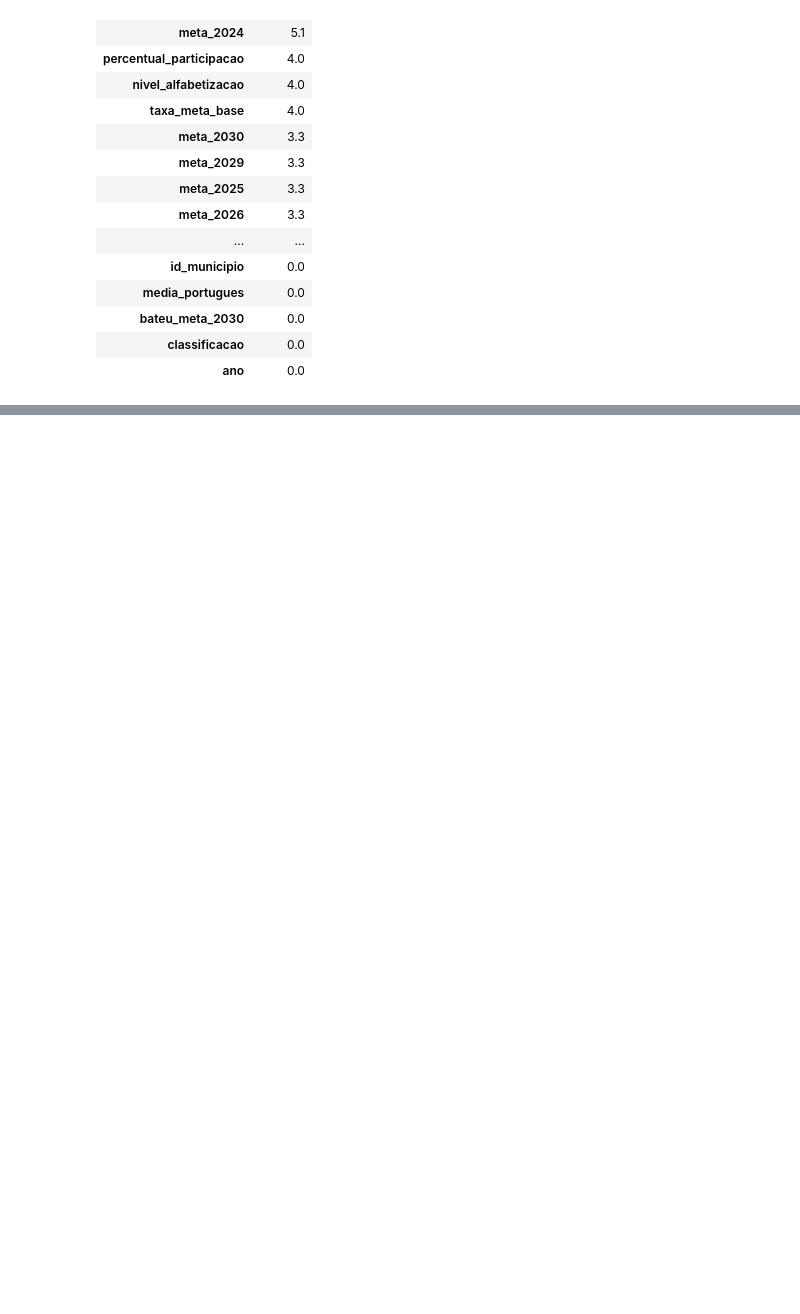
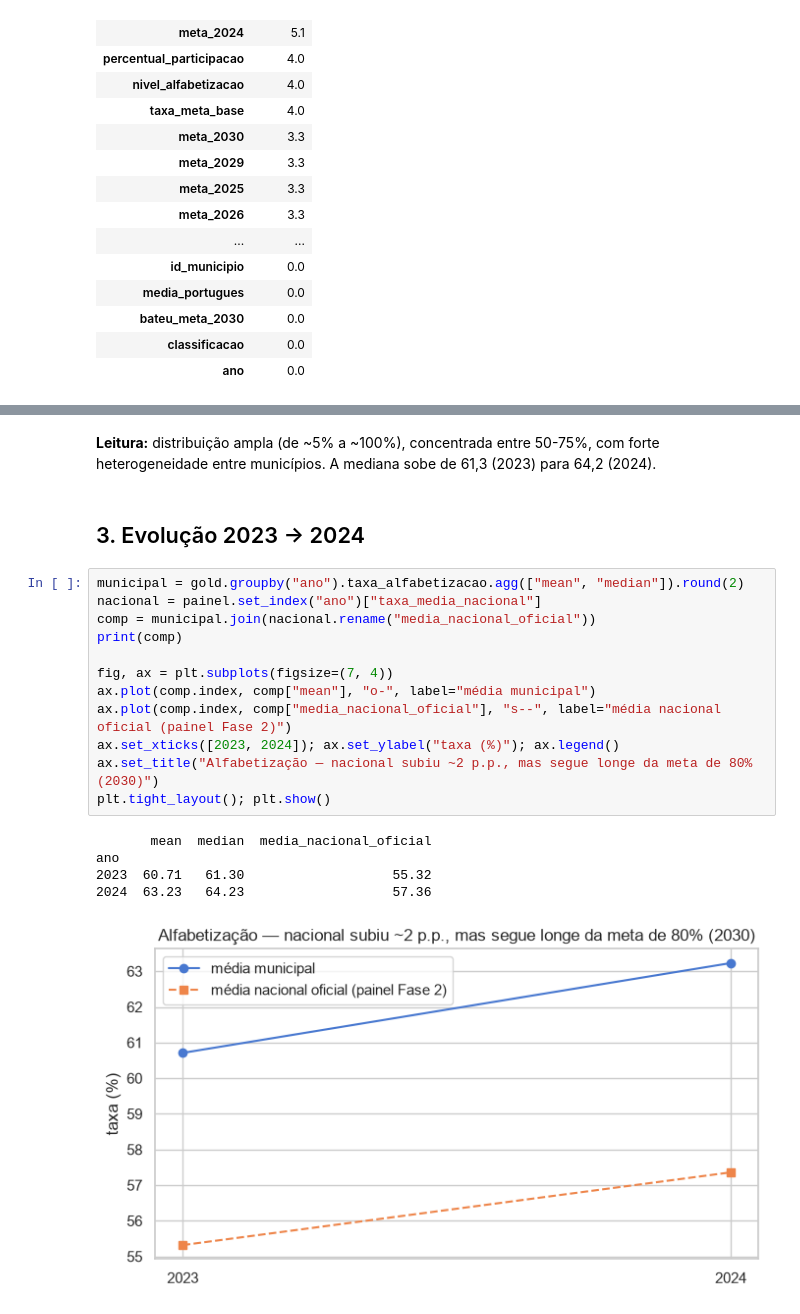
Before and after one commit to gabi-lopes/1IAST-Tech-Challenge-Fase3, a Jupyter notebook: notebooks/02_eda.ipynb, the cells around one changed output, grey strips where cells are left out. Drawn from its saved outputs; the diff is of its cells as text; blank space fills up the shorter version.

```diff
--- a/notebooks/02_eda.ipynb
+++ b/notebooks/02_eda.ipynb
@@ -268,0 +144,24 @@ ano
+# %% [markdown]
+**Leitura:** distribuição ampla (de ~5% a ~100%), concentrada entre 50-75%,
+com forte heterogeneidade entre municípios. A mediana sobe de 61,3 (2023) para
+64,2 (2024).
+# %% [markdown]
+## 3. Evolução 2023 → 2024
+# %%
+municipal = gold.groupby("ano").taxa_alfabetizacao.agg(["mean", "median"]).round(2)
+nacional = painel.set_index("ano")["taxa_media_nacional"]
+comp = municipal.join(nacional.rename("media_nacional_oficial"))
+print(comp)
+
+fig, ax = plt.subplots(figsize=(7, 4))
+ax.plot(comp.index, comp["mean"], "o-", label="média municipal")
+ax.plot(comp.index, comp["media_nacional_oficial"], "s--", label="média nacional oficial (painel Fase 2)")
+ax.set_xticks([2023, 2024]); ax.set_ylabel("taxa (%)"); ax.legend()
+ax.set_title("Alfabetização — nacional subiu ~2 p.p., mas segue longe da meta de 80% (2030)")
+plt.tight_layout(); plt.show()
+# %% [output]
+       mean  median  media_nacional_oficial
+ano
+2023  60.71   61.30                   55.32
+2024  63.23   64.23                   57.36
+[figure, added]
```
Also changed, not shown: parts of 45 cells of this notebook, 32 other files.
